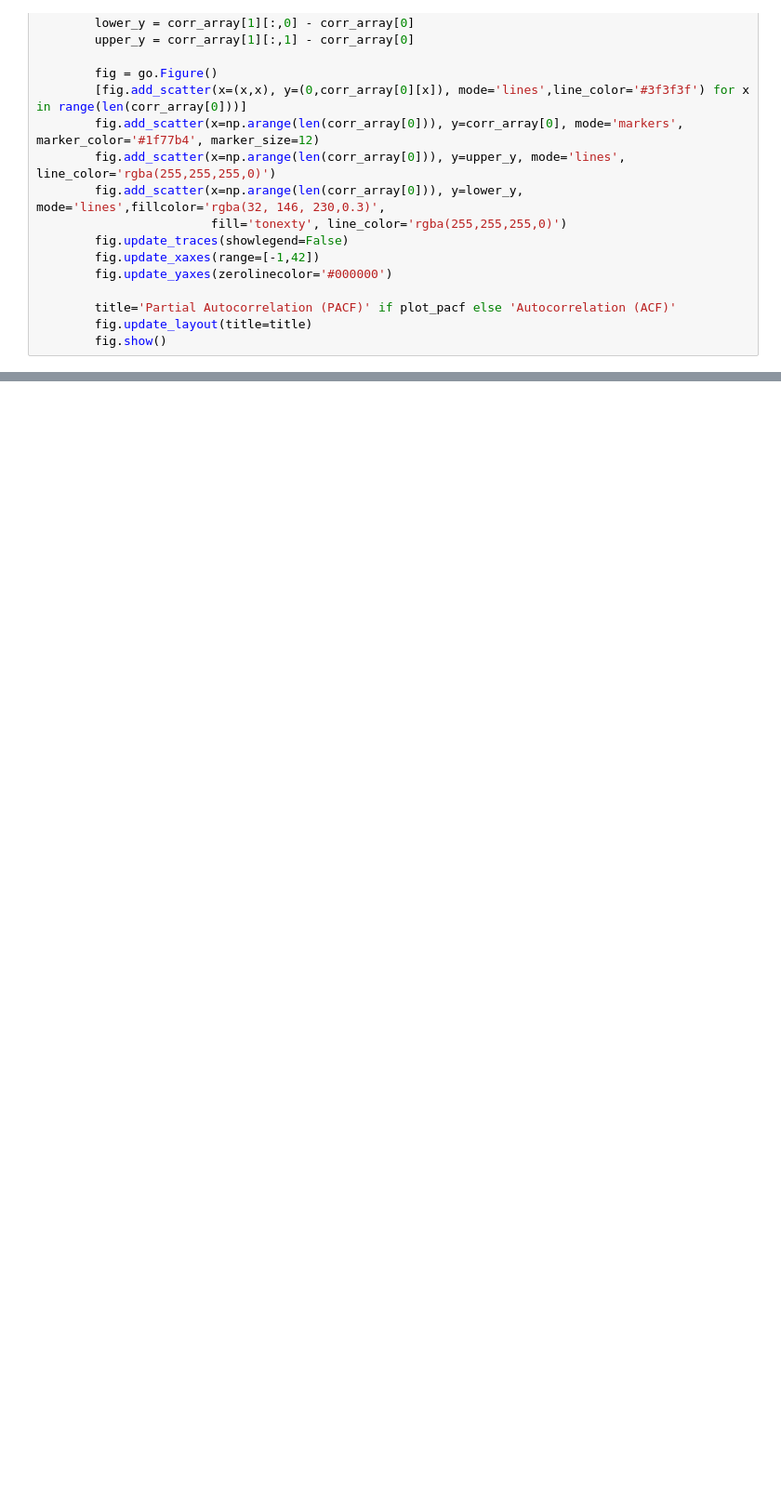
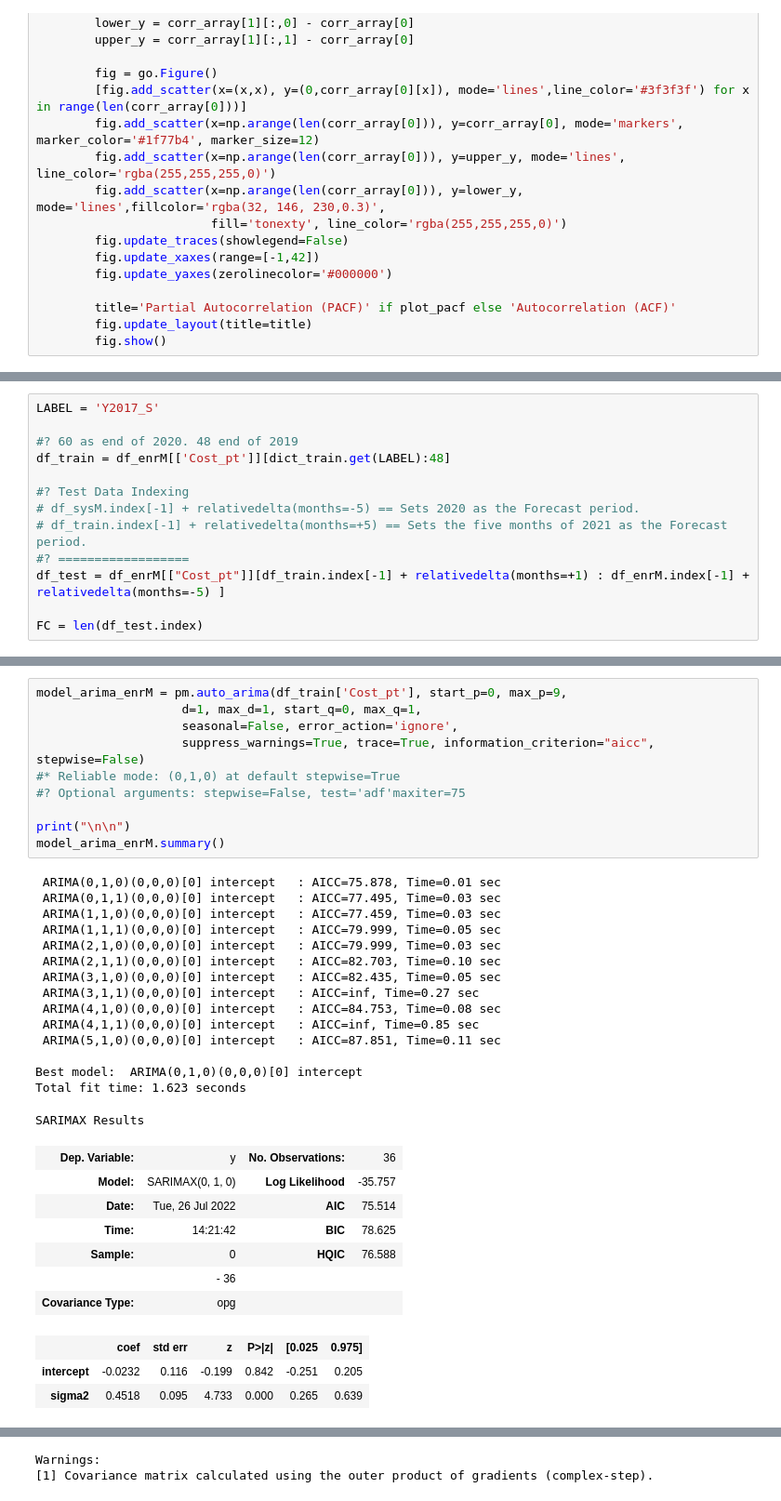
Before and after one commit to strong4s/s5_Time-Series-Analysis-Forecasting-of-Grid-Trades, a Jupyter notebook: s5n4_Forecasting with pmdARIMA.ipynb, the cells around one changed output, grey strips where cells are left out. Shown: that part at 93% size. Drawn from its saved outputs; the diff is of its cells as text; blank space fills up the shorter version.

```diff
--- a/s5n4_Forecasting with pmdARIMA.ipynb
+++ b/s5n4_Forecasting with pmdARIMA.ipynb
@@ -430,0 +369,13 @@ arima_m.fit_predict(y=,n_periods=3)
+# %%
+LABEL = 'Y2017_S'
+
+#? 60 as end of 2020. 48 end of 2019
+df_train = df_enrM[['Cost_pt']][dict_train.get(LABEL):48]
+
+#? Test Data Indexing
+# df_sysM.index[-1] + relativedelta(months=-5) == Sets 2020 as the Forecast period.
+# df_train.index[-1] + relativedelta(months=+5) == Sets the five months of 2021 as the Forecast period.
+#? ==================
+df_test = df_enrM[["Cost_pt"]][df_train.index[-1] + relativedelta(months=+1) : df_enrM.index[-1] + relativedelta(months=-5) ]
+
+FC = len(df_test.index)
@@ -430,0 +387,36 @@ arima_m.fit_predict(y=,n_periods=3)
+# %%
+model_arima_enrM = pm.auto_arima(df_train['Cost_pt'], start_p=0, max_p=9,
+                    d=1, max_d=1, start_q=0, max_q=1,
+                    seasonal=False, error_action='ignore',
+                    suppress_warnings=True, trace=True, information_criterion="aicc", stepwise=False)
+#* Reliable mode: (0,1,0) at default stepwise=True
+#? Optional arguments: stepwise=False, test='adf'maxiter=75
+
+print("\n\n")
+model_arima_enrM.summary()
+# %% [output]
+ ARIMA(0,1,0)(0,0,0)[0] intercept   : AICC=75.878, Time=0.01 sec
+ ARIMA(0,1,1)(0,0,0)[0] intercept   : AICC=77.495, Time=0.03 sec
+ ARIMA(1,1,0)(0,0,0)[0] intercept   : AICC=77.459, Time=0.03 sec
+ ARIMA(1,1,1)(0,0,0)[0] intercept   : AICC=79.999, Time=0.05 sec
+ ARIMA(2,1,0)(0,0,0)[0] intercept   : AICC=79.999, Time=0.03 sec
+ ARIMA(2,1,1)(0,0,0)[0] intercept   : AICC=82.703, Time=0.10 sec
+ ARIMA(3,1,0)(0,0,0)[0] intercept   : AICC=82.435, Time=0.05 sec
+ ARIMA(3,1,1)(0,0,0)[0] intercept   : AICC=inf, Time=0.27 sec
+ ARIMA(4,1,0)(0,0,0)[0] intercept   : AICC=84.753, Time=0.08 sec
+ ARIMA(4,1,1)(0,0,0)[0] intercept   : AICC=inf, Time=0.85 sec
+ ARIMA(5,1,0)(0,0,0)[0] intercept   : AICC=87.851, Time=0.11 sec
+
+Best model:  ARIMA(0,1,0)(0,0,0)[0] intercept
+Total fit time: 1.623 seconds
+SARIMAX Results
+| Dep. Variable: | y | No. Observations: | 36 |
+| Model: | SARIMAX(0, 1, 0) | Log Likelihood | -35.757 |
+| Date: | Tue, 26 Jul 2022 | AIC | 75.514 |
+| Time: | 14:21:42 | BIC | 78.625 |
+| Sample: | 0 | HQIC | 76.588 |
+|  | - 36 |  |  |
+| Covariance Type: | opg |  |  |
+|  | coef | std err | z | P>|z| | [0.025 | 0.975] |
+| intercept | -0.0232 | 0.116 | -0.199 | 0.842 | -0.251 | 0.205 |
+| sigma2 | 0.4518 | 0.095 | 4.733 | 0.000 | 0.265 | 0.639 |
@@ -430,0 +427,2 @@ arima_m.fit_predict(y=,n_periods=3)
+Warnings:
+[1] Covariance matrix calculated using the outer product of gradients (complex-step).
```
Also changed, not shown: parts of 83 cells of this notebook, 4 other files.
